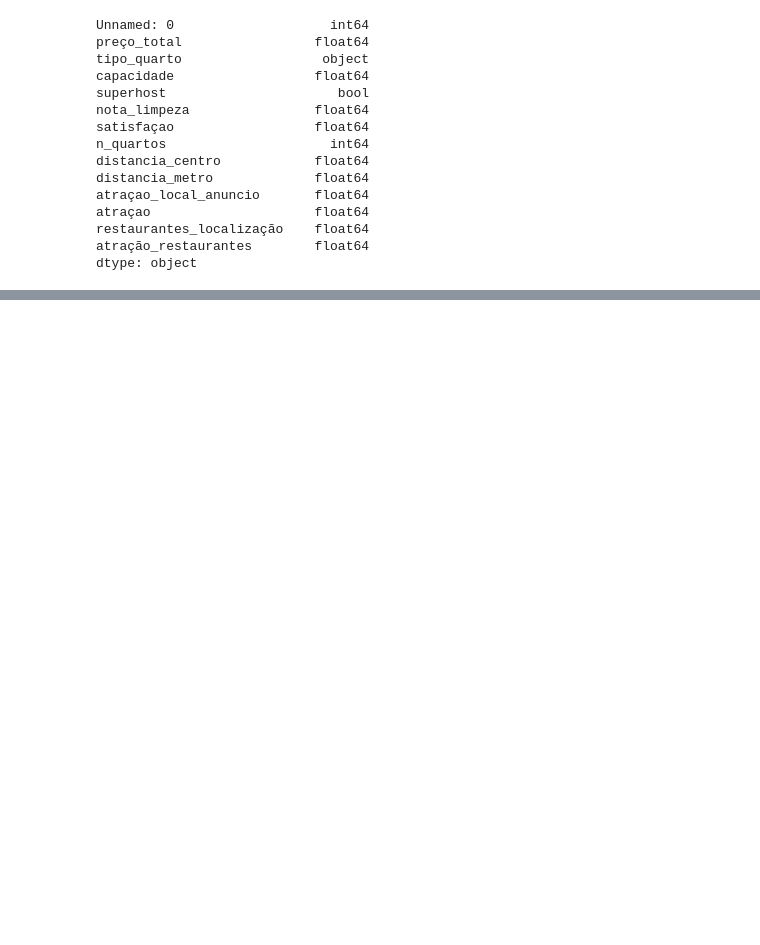
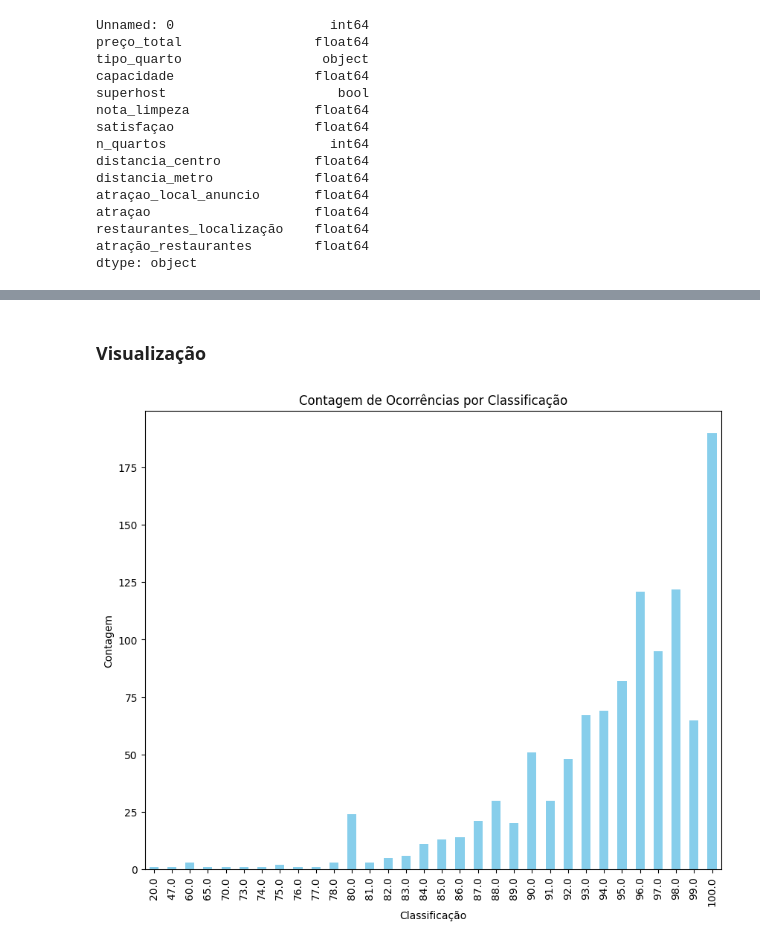
Before and after one commit to DeividAND/Projeto--01-An-lise-de-dados, a Jupyter notebook: notebooks/script01.ipynb, the cells around one changed output, grey strips where cells are left out. Cells and saved outputs as stored; diff of their text form; code cells hidden in the pictures; blank space fills up the shorter version.

Commit message:
13 - Analises - Visualizaçao

```diff
--- a/notebooks/script01.ipynb
+++ b/notebooks/script01.ipynb
@@ -557,3 +557,14 @@ df_final[(df_final['capacidade'] == 4) & (df_final['tipo_quarto'] == 'quarto pri
 | 883 | 883 | 552.808567 | quarto privado | 4.0 | False | 8.0 | 95.0 | 2 | ... |
 | 948 | 948 | 282.848640 | quarto privado | 4.0 | False | 9.0 | 94.0 | 2 | ... |
 | 1049 | 1049 | 894.710941 | quarto privado | 4.0 | True | 10.0 | 94.0 | 2 | ... |
+# %% [markdown]
+### Visualização
+# %%
+# Gráfico de barras horizontal
+df.groupby(['satisfaçao']).size().plot.bar(figsize=(10,8), color=['skyblue'])
+plt.xlabel('Classificação')
+plt.ylabel('Contagem')
+plt.title('Contagem de Ocorrências por Classificação')
+plt.show()
+# %% [output]
+[figure, added]
```
Also changed, not shown: parts of 2 cells of this notebook.
